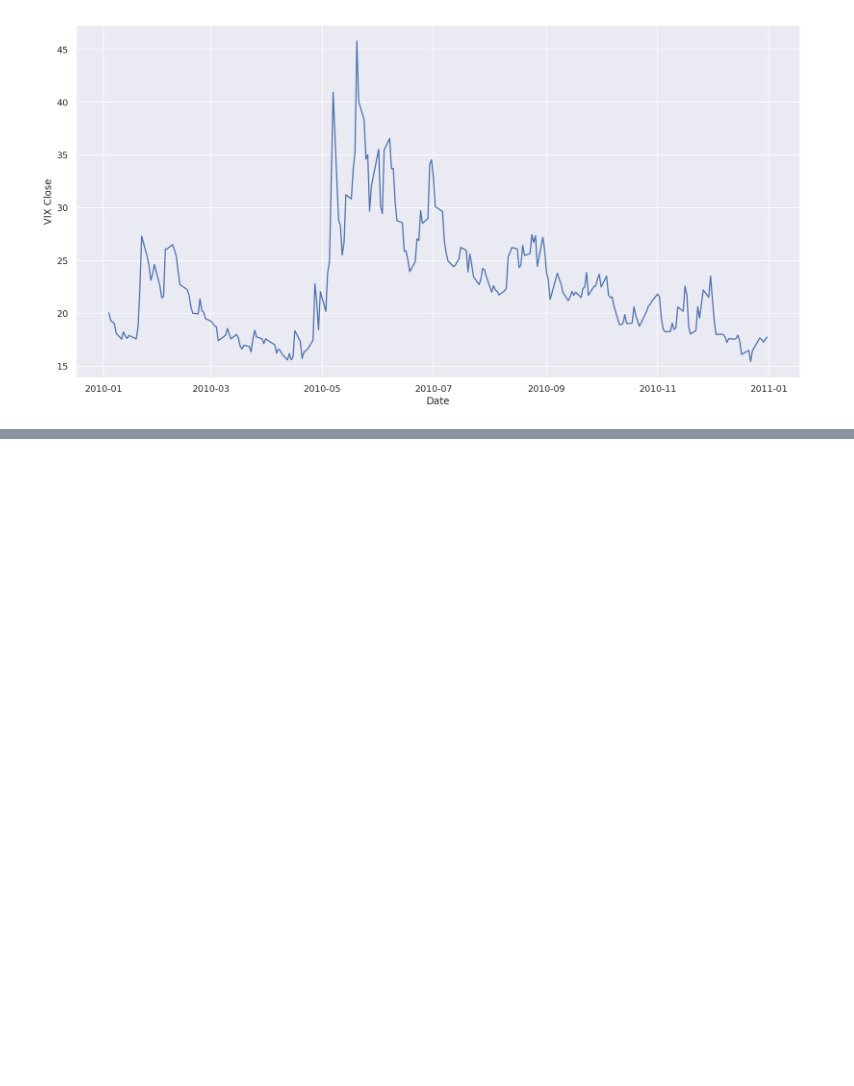
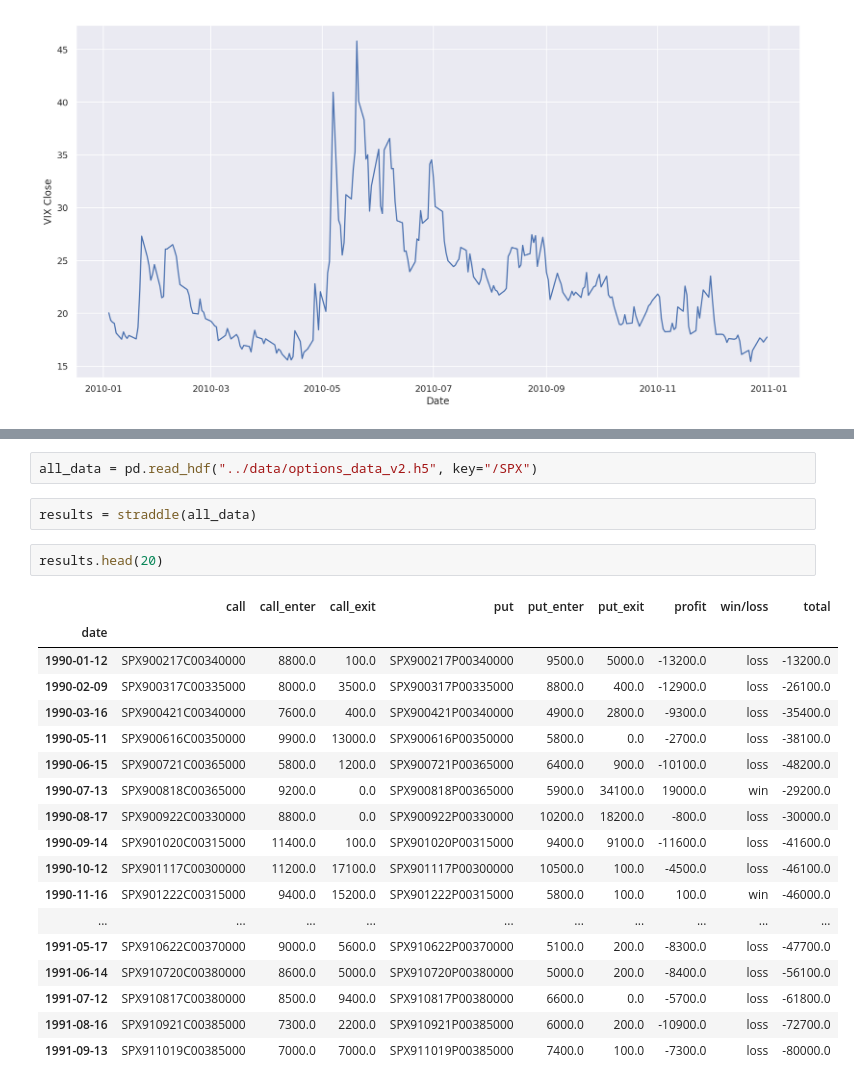
Before and after one commit to lambdaclass/finance_playground, a Jupyter notebook: notebooks/0.3-metdinov-exploring-options-strategies.ipynb, the cells around one changed output, grey strips where cells are left out. Saved outputs shown, nothing was run; the diff lists cells and outputs as text; blank space fills up the shorter version.

Commit message:
All data stored in hdf5. Explored straddles on full data set.

```diff
--- a/notebooks/0.3-metdinov-exploring-options-strategies.ipynb
+++ b/notebooks/0.3-metdinov-exploring-options-strategies.ipynb
@@ -160,0 +172,25 @@ sns.lineplot(x=vix_2010.index, y="VIX Close", data=vix_2010)
+# %%
+all_data = pd.read_hdf("../data/options_data_v2.h5", key="/SPX")
+# %%
+results = straddle(all_data)
+# %%
+results.head(20)
+# %% [output]
+|  | call | call_enter | call_exit | put | put_enter | put_exit | profit | win/loss | total |
+| date |  |  |  |  |  |  |  |  |  |
+| 1990-01-12 | SPX900217C00340000 | 8800.0 | 100.0 | SPX900217P00340000 | 9500.0 | 5000.0 | -13200.0 | loss | -13200.0 |
+| 1990-02-09 | SPX900317C00335000 | 8000.0 | 3500.0 | SPX900317P00335000 | 8800.0 | 400.0 | -12900.0 | loss | -26100.0 |
+| 1990-03-16 | SPX900421C00340000 | 7600.0 | 400.0 | SPX900421P00340000 | 4900.0 | 2800.0 | -9300.0 | loss | -35400.0 |
+| 1990-05-11 | SPX900616C00350000 | 9900.0 | 13000.0 | SPX900616P00350000 | 5800.0 | 0.0 | -2700.0 | loss | -38100.0 |
+| 1990-06-15 | SPX900721C00365000 | 5800.0 | 1200.0 | SPX900721P00365000 | 6400.0 | 900.0 | -10100.0 | loss | -48200.0 |
+| 1990-07-13 | SPX900818C00365000 | 9200.0 | 0.0 | SPX900818P00365000 | 5900.0 | 34100.0 | 19000.0 | win | -29200.0 |
+| 1990-08-17 | SPX900922C00330000 | 8800.0 | 0.0 | SPX900922P00330000 | 10200.0 | 18200.0 | -800.0 | loss | -30000.0 |
+| 1990-09-14 | SPX901020C00315000 | 11400.0 | 100.0 | SPX901020P00315000 | 9400.0 | 9100.0 | -11600.0 | loss | -41600.0 |
+| 1990-10-12 | SPX901117C00300000 | 11200.0 | 17100.0 | SPX901117P00300000 | 10500.0 | 100.0 | -4500.0 | loss | -46100.0 |
+| 1990-11-16 | SPX901222C00315000 | 9400.0 | 15200.0 | SPX901222P00315000 | 5800.0 | 100.0 | 100.0 | win | -46000.0 |
+| ... | ... | ... | ... | ... | ... | ... | ... | ... | ... |
+| 1991-05-17 | SPX910622C00370000 | 9000.0 | 5600.0 | SPX910622P00370000 | 5100.0 | 200.0 | -8300.0 | loss | -47700.0 |
+| 1991-06-14 | SPX910720C00380000 | 8600.0 | 5000.0 | SPX910720P00380000 | 5000.0 | 200.0 | -8400.0 | loss | -56100.0 |
+| 1991-07-12 | SPX910817C00380000 | 8500.0 | 9400.0 | SPX910817P00380000 | 6600.0 | 0.0 | -5700.0 | loss | -61800.0 |
+| 1991-08-16 | SPX910921C00385000 | 7300.0 | 2200.0 | SPX910921P00385000 | 6000.0 | 200.0 | -10900.0 | loss | -72700.0 |
+| 1991-09-13 | SPX911019C00385000 | 7000.0 | 7000.0 | SPX911019P00385000 | 7400.0 | 100.0 | -7300.0 | loss | -80000.0 |
```
Also changed, not shown: parts of 17 cells of this notebook, 1 other file.
